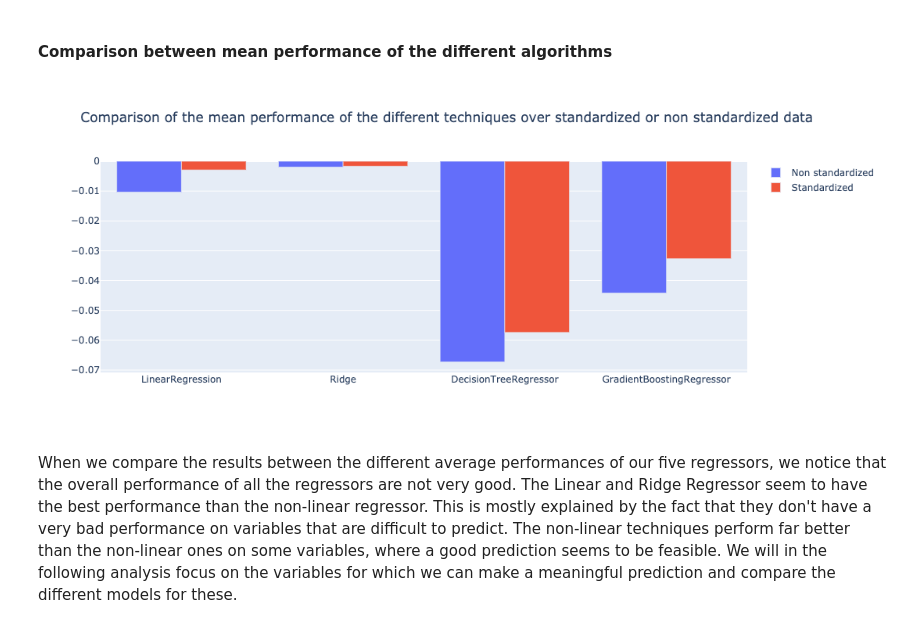
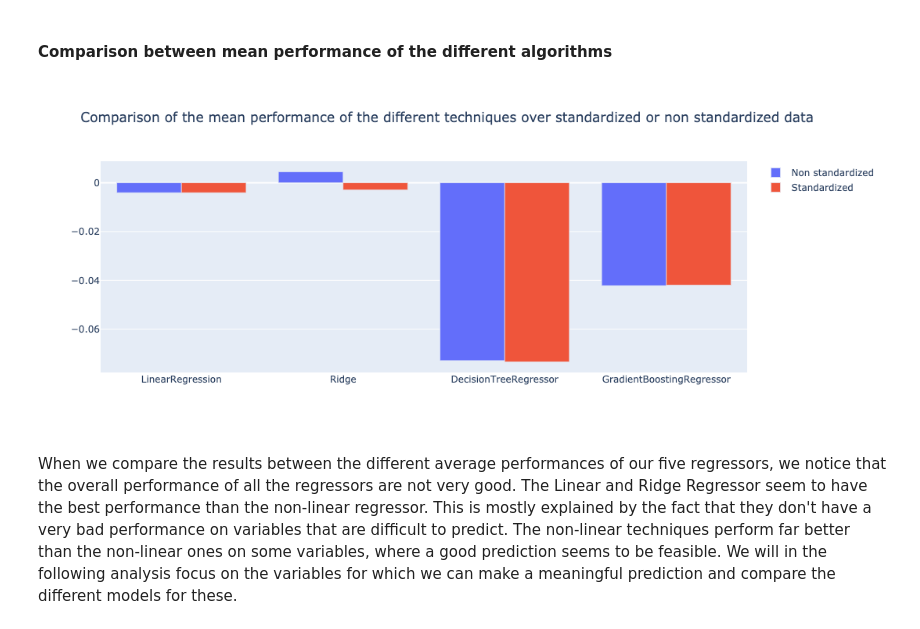
Before and after one commit to epfl-ada/ada-2020-project-milestone-p3-p3_the-social-impacters, a Jupyter notebook: notebooks/task_B_Max.ipynb, the cells around one changed output. Saved outputs shown, nothing was run; the diff lists cells and outputs as text; code cells hidden in the pictures.

Commit message:
figures added

```diff
--- a/notebooks/task_B_Max.ipynb
+++ b/notebooks/task_B_Max.ipynb
@@ -69,12 +72,7 @@ def generate_prediction_df(df_census_train, df_census_test, df_survey_train, df_
     string_selected_models = [re.match(r'([a-zA-Z]+)\(.+', str(model)).group(1) for model in selected_models]
     return pd.DataFrame(results, columns=df_survey_train.columns, index=string_selected_models)
 
-def wrapper_generate_prediction_df(df_census, df_survey, selected_models, standardize_=True, train_split=0.7):
-    train_samples = np.random.rand(df_hh.shape[0]) < train_split
-    df_census_train = df_census.loc[train_samples]
-    df_census_test = df_census.loc[~train_samples]
-    df_survey_train = df_survey[train_samples]
-    df_survey_test = df_survey[~train_samples]
+def wrapper_generate_prediction_df(df_census_train, df_census_test, df_survey_train, df_survey_test, selected_models, standardize_=True):
     if standardize_:
         df_census_train, df_census_test = standardize(df_census_train, df_census_test)
     df_results = generate_prediction_df(df_census_train, df_census_test, df_survey_train, df_survey_test, selected_models)
@@ -95,10 +93,10 @@ selected_models = [LinearRegression(),
 We calculate the $R^2$ score with a standardized data set and without any standardization. Different algorithms improve in performance when standardizing and others have in general no need for standardization like the Gradient Boosting Regressor.
 # %%
 # Without standardization
-df_results = wrapper_generate_prediction_df(df_census, df_survey, selected_models, standardize_=False)
+df_results = wrapper_generate_prediction_df(df_census_train, df_census_test, df_survey_train, df_survey_test, selected_models, standardize_=False)
 # %%
 # With standardization
-df_results_standardized = wrapper_generate_prediction_df(df_census, df_survey, selected_models, standardize_=True)
+df_results_standardized = wrapper_generate_prediction_df(df_census_train, df_census_test, df_survey_train, df_survey_test, selected_models, standardize_=True)
 # %%
 fig = go.Figure()
 
@@ -160,12 +158,15 @@ df_results_standardized = df_results_standardized.drop(index=['MLPRegressor'])
 # %%
 fig = go.Figure()
 df_result_average = df_results.mean(axis=1)
 df_result_stand_average = df_results_standardized.mean(axis=1)
 fig.add_trace(go.Bar(x = df_result_average.index, y=df_result_average.values, name='Non standardized'))
 fig.add_trace(go.Bar(x = df_result_stand_average.index, y=df_result_stand_average.values, name='Standardized'))
-fig.update_layout(title=go.layout.Title(text="Comparison of the mean performance of the different techniques over standardized or non standardized data"))
+fig.update_layout(title=go.layout.Title(text="Comparison of the mean performance of the different \
+techniques over standardized or non standardized data"))
+fig.show()
+fig.write_html('../figures/taskb_mean_r2_performance_all_predictions.html')
 # %% [output]
-[figure, old version]
+[figure, new version]
 # %% [markdown]
 When we compare the results  between the different average performances of our five regressors, we notice that the overall performance of all the regressors are not very good. The Linear and Ridge Regressor seem to have the best performance than the non-linear regressor. This is mostly explained by the fact that they don't have a very bad performance on variables that are difficult to predict. The non-linear techniques perform far better than the non-linear ones on some variables, where a good prediction seems  to be feasible. We will in the following analysis focus on the variables for which we can make a meaningful prediction and compare the different models for these.
 # %%
```
Also changed, not shown: parts of 24 cells of this notebook, 9 other files.
